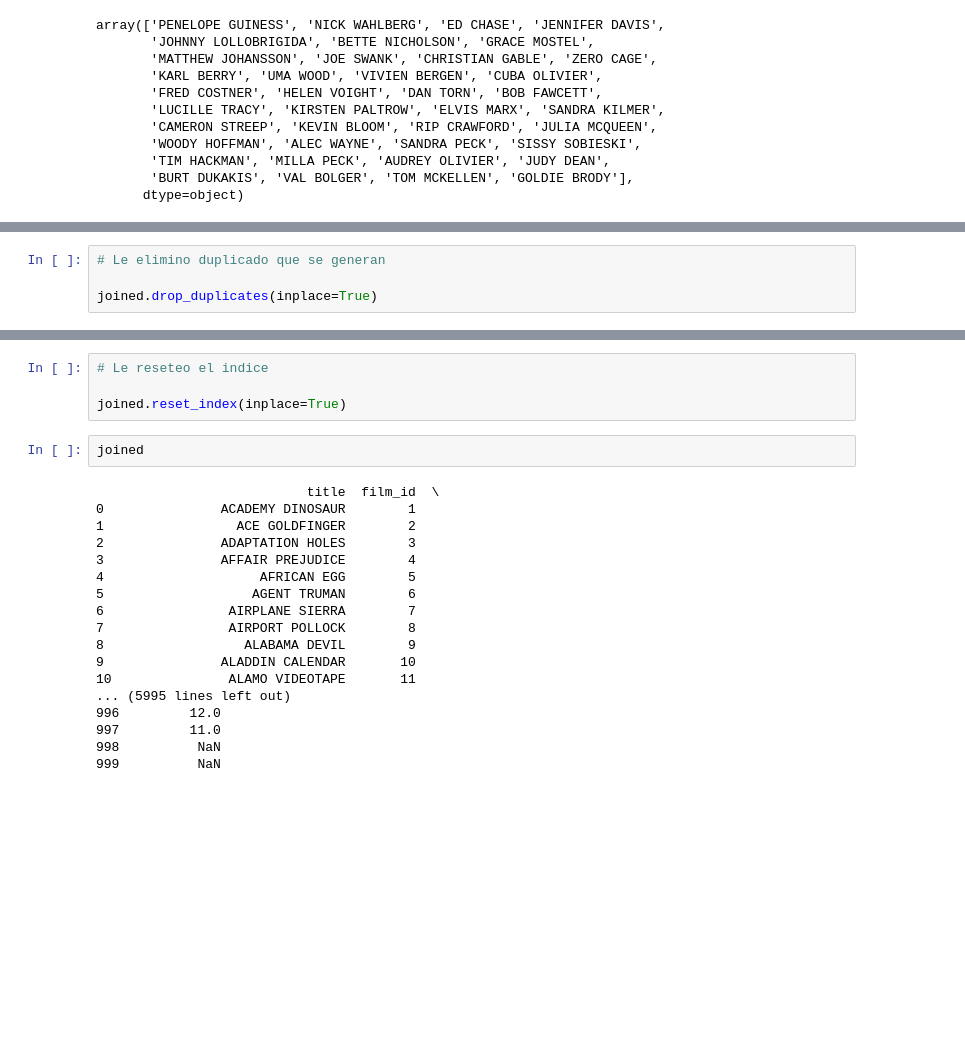
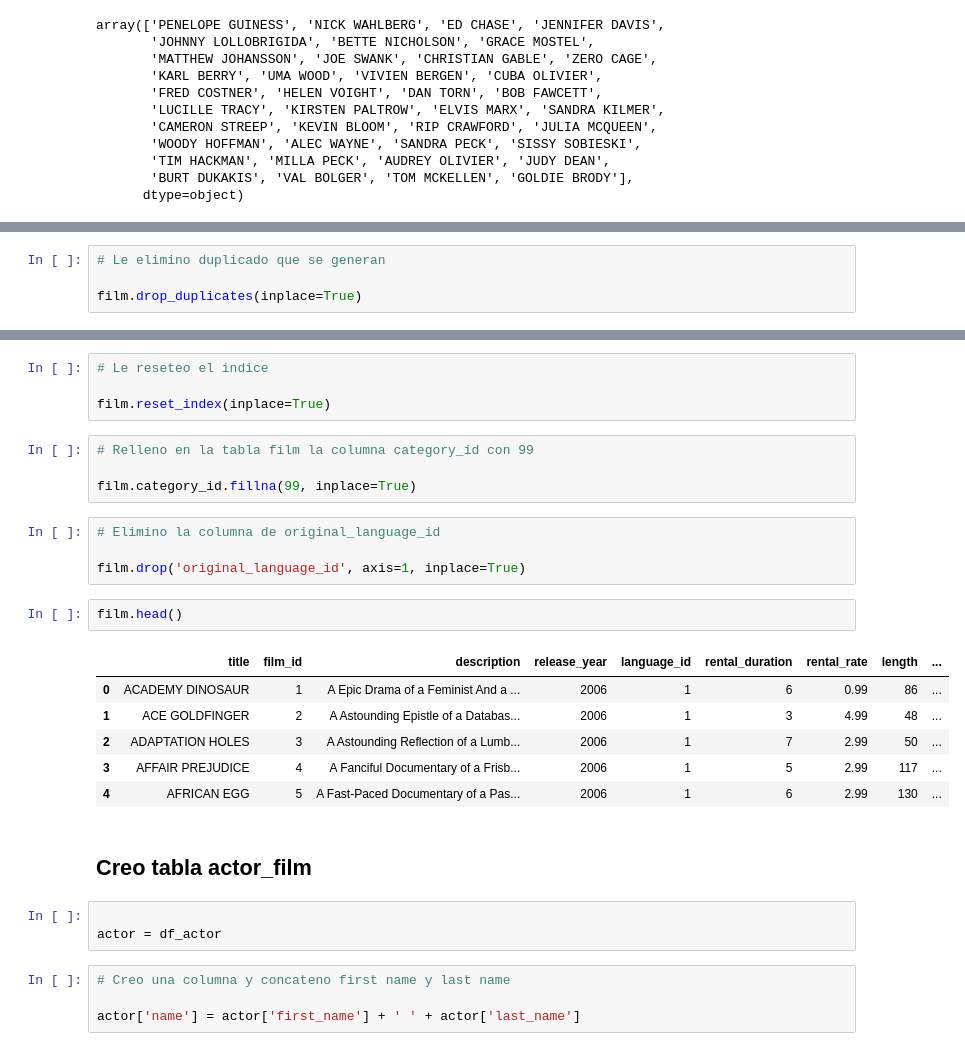
Before and after one commit to Arturo-Rodriguez-Moreno/3_proyecto_sql, a Jupyter notebook: notebook/explore_clean_data.ipynb, the cells around one changed output, grey strips where cells are left out. Saved outputs shown, nothing was run; the diff lists cells and outputs as text; blank space fills up the shorter version.

```diff
--- a/notebook/explore_clean_data.ipynb
+++ b/notebook/explore_clean_data.ipynb
@@ -279,4 +290,4 @@ memory usage: 151.6+ KB
 # %%
 # Le elimino duplicado que se generan
 
-joined.drop_duplicates(inplace=True)
+film.drop_duplicates(inplace=True)
@@ -306,24 +316,30 @@ memory usage: 109.4+ KB
 # %%
 # Le reseteo el indice
 
-joined.reset_index(inplace=True)
+film.reset_index(inplace=True)
-# %%
-joined
-# %% [output]
-                           title  film_id  \
-0               ACADEMY DINOSAUR        1
-1                 ACE GOLDFINGER        2
-2               ADAPTATION HOLES        3
-3               AFFAIR PREJUDICE        4
-4                    AFRICAN EGG        5
-5                   AGENT TRUMAN        6
-6                AIRPLANE SIERRA        7
-7                AIRPORT POLLOCK        8
-8                  ALABAMA DEVIL        9
-9               ALADDIN CALENDAR       10
-10               ALAMO VIDEOTAPE       11
-... (5995 lines left out)
-996         12.0
-997         11.0
-998          NaN
-999          NaN
+# %%
+# Relleno en la tabla film la columna category_id con 99
+
+film.category_id.fillna(99, inplace=True)
+# %%
+# Elimino la columna de original_language_id
+
+film.drop('original_language_id', axis=1, inplace=True)
+# %%
+film.head()
+# %% [output]
+|  | title | film_id | description | release_year | language_id | rental_duration | rental_rate | length | ... |
+| 0 | ACADEMY DINOSAUR | 1 | A Epic Drama of a Feminist And a ... | 2006 | 1 | 6 | 0.99 | 86 | ... |
+| 1 | ACE GOLDFINGER | 2 | A Astounding Epistle of a Databas... | 2006 | 1 | 3 | 4.99 | 48 | ... |
+| 2 | ADAPTATION HOLES | 3 | A Astounding Reflection of a Lumb... | 2006 | 1 | 7 | 2.99 | 50 | ... |
+| 3 | AFFAIR PREJUDICE | 4 | A Fanciful Documentary of a Frisb... | 2006 | 1 | 5 | 2.99 | 117 | ... |
+| 4 | AFRICAN EGG | 5 | A Fast-Paced Documentary of a Pas... | 2006 | 1 | 6 | 2.99 | 130 | ... |
+# %% [markdown]
+## Creo tabla actor_film
+# %%
+
+actor = df_actor
+# %%
+# Creo una columna y concateno first name y last name
+
+actor['name'] = actor['first_name'] + ' ' + actor['last_name']
```
Also changed, not shown: parts of 24 cells of this notebook.
